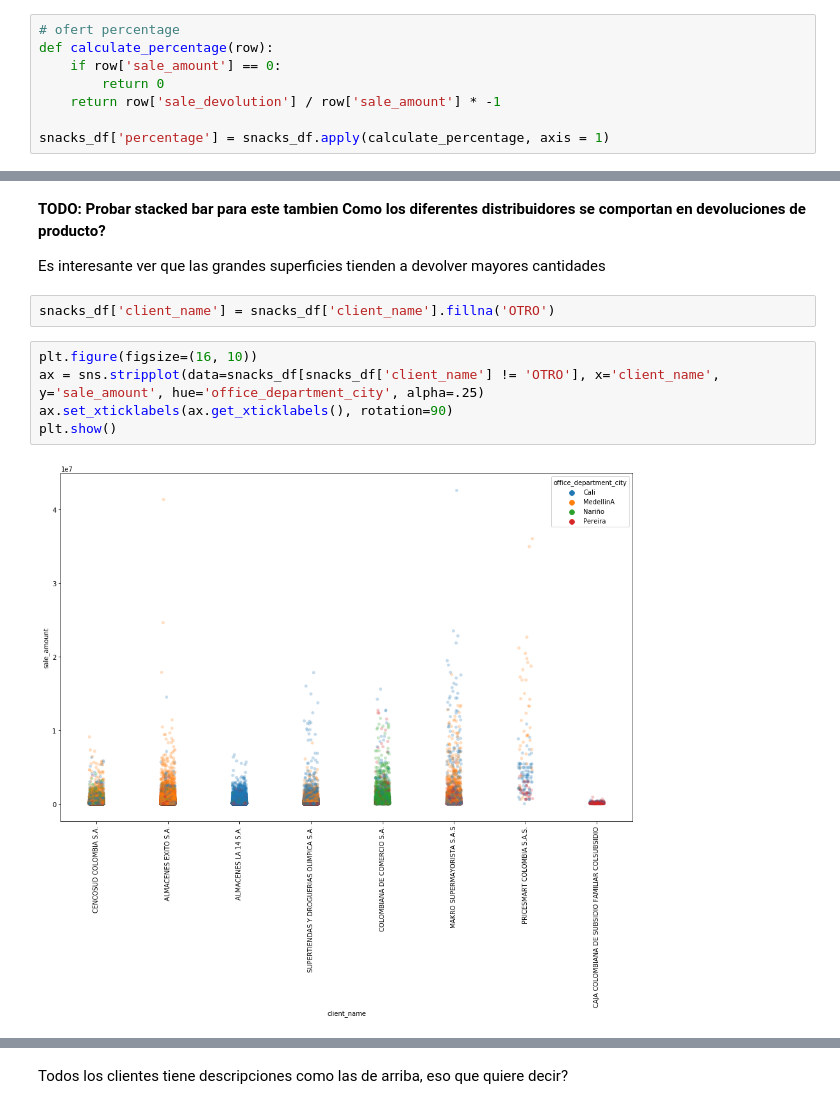
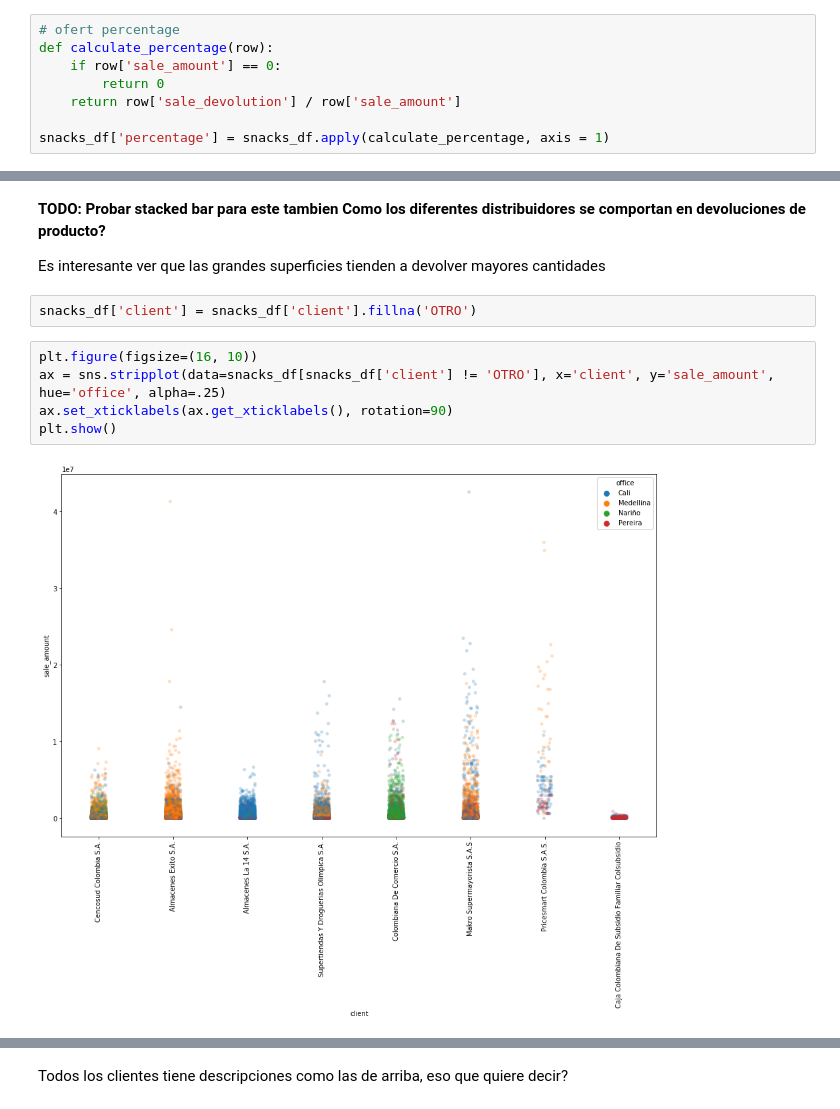
Before and after one commit to juanprq/final-project, a Jupyter notebook: offices-tab.ipynb, the cells around one changed output, grey strips where cells are left out. Drawn from its saved outputs; the diff is of its cells as text.

```diff
--- a/offices-tab.ipynb
+++ b/offices-tab.ipynb
@@ -45,7 +45,7 @@ sns.distplot(np.log(snacks_df[snacks_df['units'] > 0]['units']), bins=10, rug=Tr
 def calculate_percentage(row):
     if row['sale_amount'] == 0:
         return 0
-    return row['sale_devolution'] / row['sale_amount'] * -1
+    return row['sale_devolution'] / row['sale_amount']
 
 snacks_df['percentage'] = snacks_df.apply(calculate_percentage, axis = 1)
 # %%
@@ -127,11 +127,11 @@ plt.show()
 
 Es interesante ver que las grandes superficies tienden a devolver mayores cantidades
 # %%
-snacks_df['client_name'] = snacks_df['client_name'].fillna('OTRO')
+snacks_df['client'] = snacks_df['client'].fillna('OTRO')
 # %%
 plt.figure(figsize=(16, 10))
-ax = sns.stripplot(data=snacks_df[snacks_df['client_name'] != 'OTRO'], x='client_name', y='sale_amount', hue='office_department_city', alpha=.25)
+ax = sns.stripplot(data=snacks_df[snacks_df['client'] != 'OTRO'], x='client', y='sale_amount', hue='office', alpha=.25)
 ax.set_xticklabels(ax.get_xticklabels(), rotation=90)
 plt.show()
 # %% [output]
-[figure, old version]
+[figure, new version]
```
Also changed, not shown: parts of 23 cells of this notebook, 5 other files.
